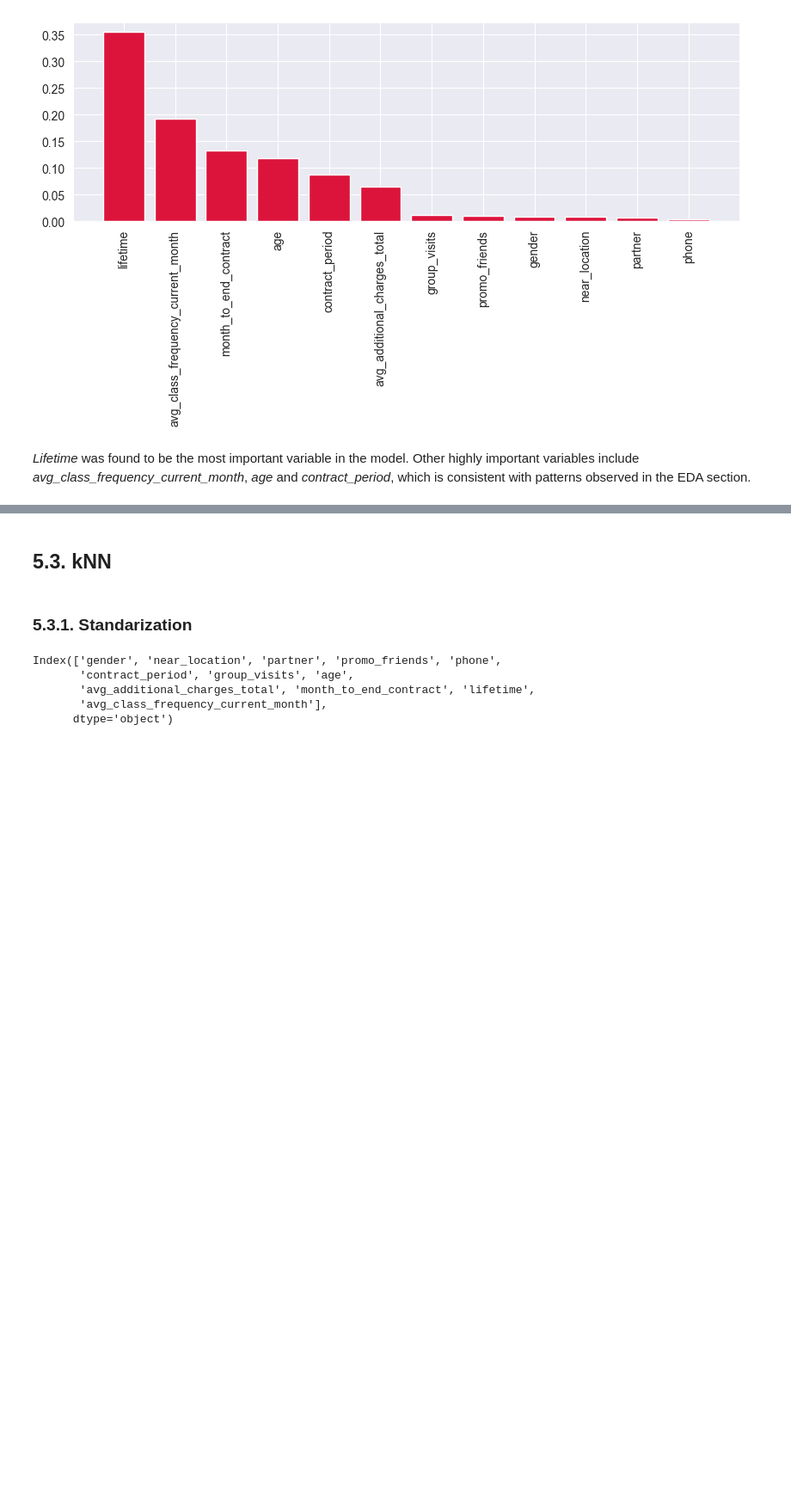
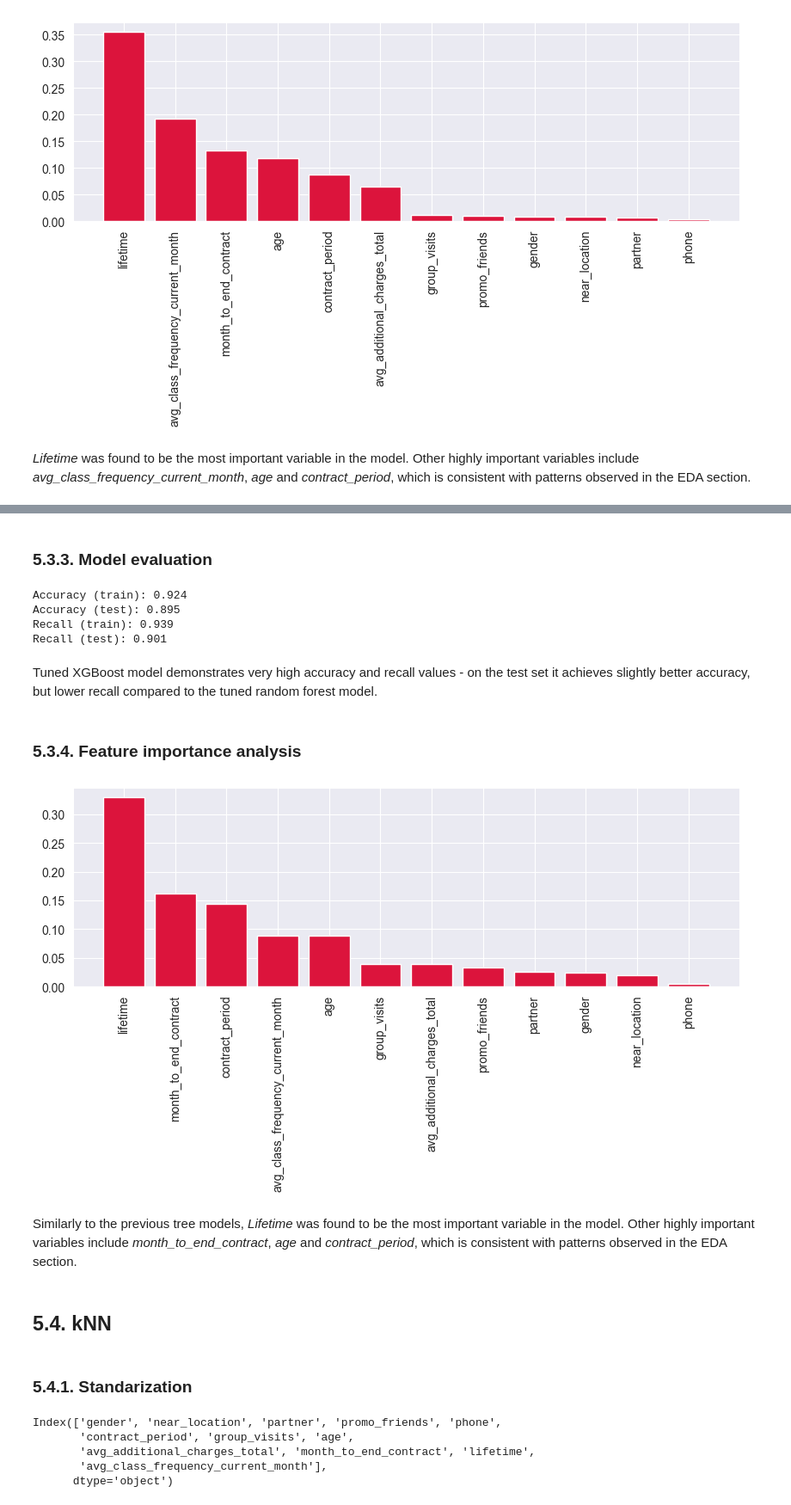
Before and after one commit to malgorzata-duda/gym_churn_classification_project, a Jupyter notebook: classification_gym_churn_project.ipynb, the cells around one changed output, grey strips where cells are left out. Shown at 86% size. Saved outputs shown, nothing was run; the diff lists cells and outputs as text; code cells hidden in the pictures; blank space fills up the shorter version.

```diff
--- a/classification_gym_churn_project.ipynb
+++ b/classification_gym_churn_project.ipynb
@@ -570,0 +576,10 @@ plt.show()
+# %%
+xgb = XGBClassifier(random_state=42)
+
+xgb.fit(X_train_resampled, y_train_resampled)
+y_pred_xgb = xgb.predict(X_test)
+
+accuracy_xgb = accuracy_score(y_test, y_pred_xgb)
+print("Test accuracy:", accuracy_xgb)
+recall_xgb = recall_score(y_test, y_pred_xgb)
+print("Test recall:", recall_xgb)
@@ -571,7 +622,44 @@ plt.show()
+# %% [markdown]
+### 5.3.3. Model evaluation
+# %%
+y_train_pred_xgb = xgb_best.predict(X_train_resampled)
+y_pred_xgb = xgb_best.predict(X_test)
+
+accuracy_train_xgb = accuracy_score(y_train_resampled, y_train_pred_xgb)
+print("Accuracy (train):",round(accuracy_train_xgb,3))
+accuracy_test_xgb = accuracy_score(y_test, y_pred_xgb)
+print("Accuracy (test):",round(accuracy_test_xgb,3))
+
+recall_train_xgb = recall_score(y_train_resampled, y_train_pred_xgb)
+print("Recall (train):",round(recall_train_xgb,3))
+recall_test_xgb = recall_score(y_test, y_pred_xgb)
+print("Recall (test):",round(recall_test_xgb,3))
+# %% [output]
+Accuracy (train): 0.924
+Accuracy (test): 0.895
+Recall (train): 0.939
+Recall (test): 0.901
+# %% [markdown]
+Tuned XGBoost model demonstrates very high accuracy and recall values - on the test set it achieves slightly better accuracy, but lower recall compared to the tuned random forest model.
+# %% [markdown]
+### 5.3.4. Feature importance analysis
+# %%
+importances = xgb_best.feature_importances_
+importances_df = pd.DataFrame(importances, index=X_train_resampled.columns, columns=["importance"])
+
+importances_df.sort_values(by='importance',ascending=False,inplace=True)
+plt.figure(figsize=(10,3))
+plt.bar(x=importances_df.index, height=importances_df['importance'], color='crimson')
+plt.xticks(rotation=90)
+plt.show()
+# %% [output]
+[figure, added]
+# %% [markdown]
+Similarly to the previous tree models, *Lifetime* was found to be the most important variable in the model. Other highly important variables include *month_to_end_contract*, *age* and *contract_period*, which is consistent with patterns observed in the EDA section.
 # %% [markdown]
-## 5.3. kNN
+## 5.4. kNN
 # %% [markdown]
-### 5.3.1. Standarization
+### 5.4.1. Standarization
 # %%
 X_train_resampled.columns
 # %% [output]
```
Also changed, not shown: parts of 23 cells of this notebook, 1 other file.
